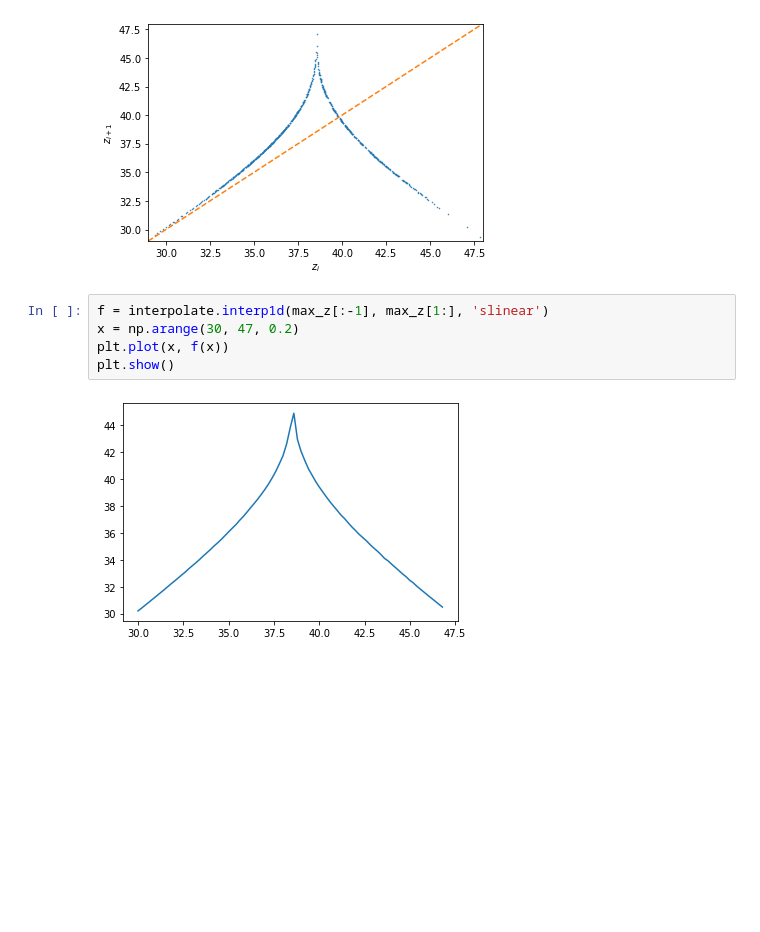
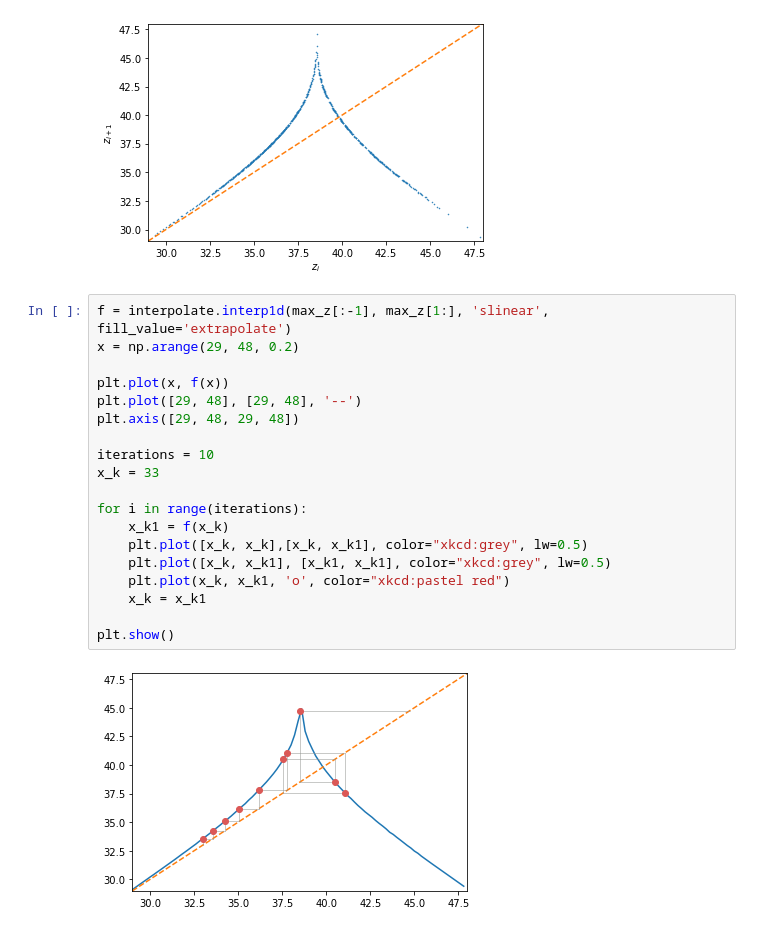
Before and after one commit to ekiMGlz/lyapunov-exp, a Jupyter notebook: lorenz.ipynb, the cells around one changed output. Drawn from its saved outputs; the diff is of its cells as text; blank space fills up the shorter version.

```diff
--- a/lorenz.ipynb
+++ b/lorenz.ipynb
@@ -48,10 +48,24 @@ plt.ylabel("$z_{i+1}$")
 plt.show()
 # %% [output]
 [figure]
-# %%
-f = interpolate.interp1d(max_z[:-1], max_z[1:], 'slinear')
-x = np.arange(30, 47, 0.2)
-plt.plot(x, f(x))
-plt.show()
-# %% [output]
-[figure, removed]
+# %%
+f = interpolate.interp1d(max_z[:-1], max_z[1:], 'slinear', fill_value='extrapolate')
+x = np.arange(29, 48, 0.2)
+
+plt.plot(x, f(x))
+plt.plot([29, 48], [29, 48], '--')
+plt.axis([29, 48, 29, 48])
+
+iterations = 10
+x_k = 33
+
+for i in range(iterations):
+    x_k1 = f(x_k)
+    plt.plot([x_k, x_k],[x_k, x_k1], color="xkcd:grey", lw=0.5)
+    plt.plot([x_k, x_k1], [x_k1, x_k1], color="xkcd:grey", lw=0.5)
+    plt.plot(x_k, x_k1, 'o', color="xkcd:pastel red")
+    x_k = x_k1
+
+plt.show()
+# %% [output]
+[figure, added]
```
Also changed, not shown: parts of 2 cells of this notebook, 1 other file.
